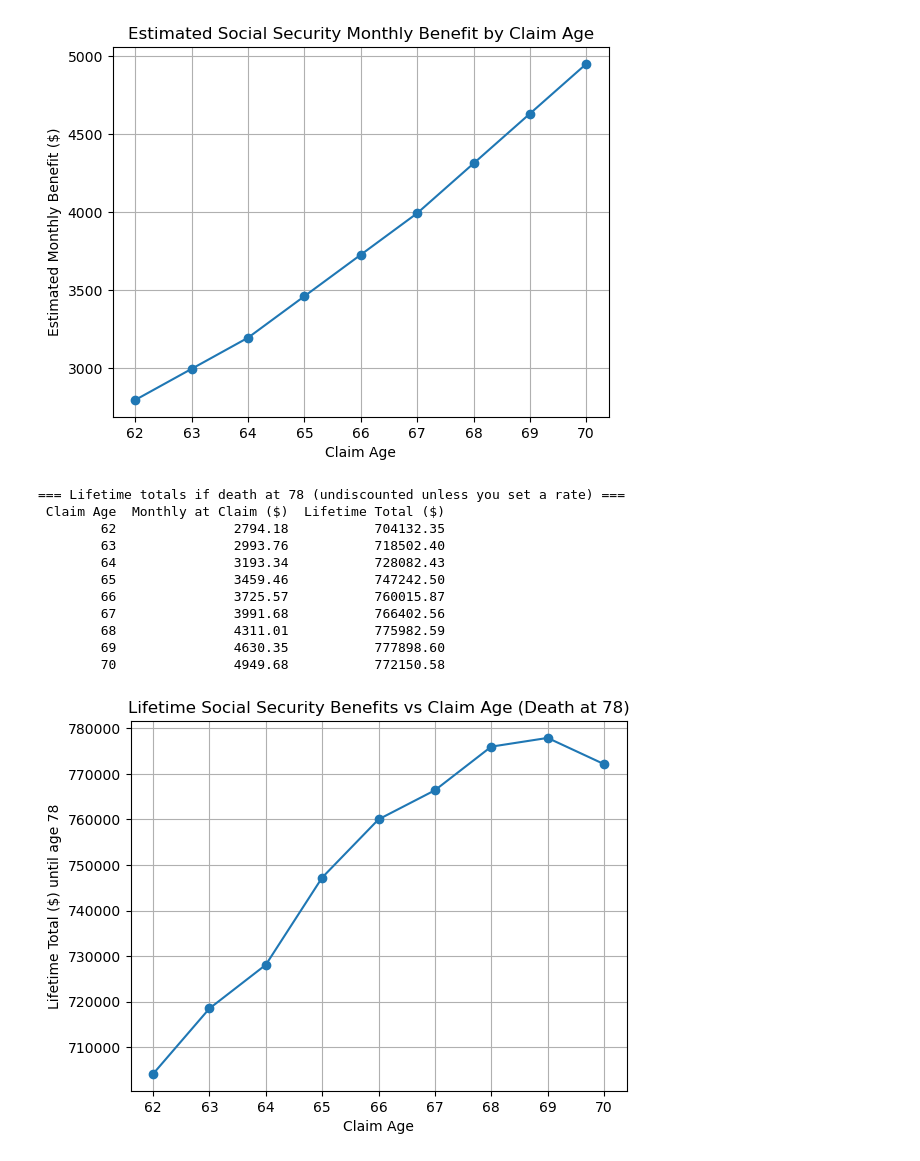
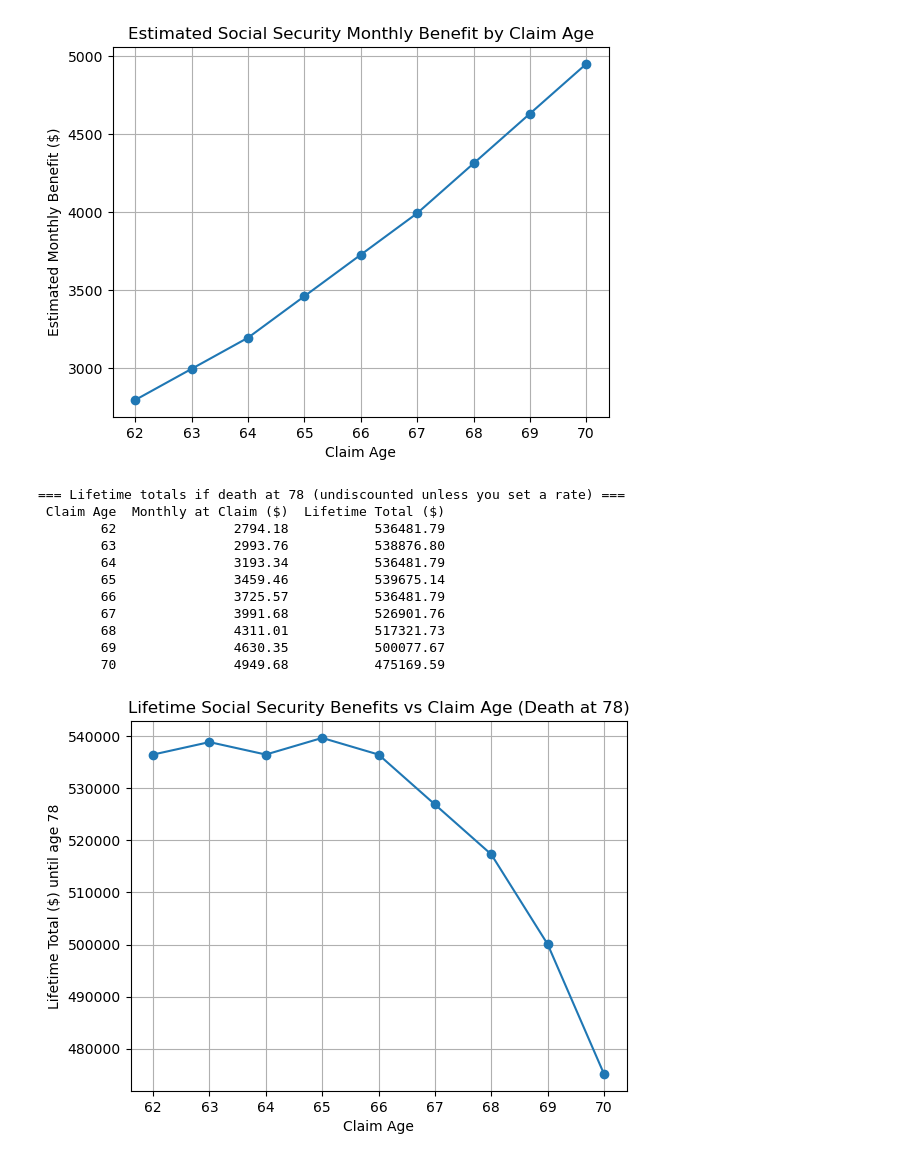
Before and after one commit to zzzxdzzz/MyTools, a Jupyter notebook: easyCalc.ipynb, the cells around one changed output. Drawn from its saved outputs; the diff is of its cells as text; code cells hidden in the pictures.

```diff
--- a/easyCalc.ipynb
+++ b/easyCalc.ipynb
@@ -411,41 +411,41 @@ def main():
 
     # ===== 计算 PIA =====
     aime = compute_aime_from_salaries(salaries, params.taxable_max)
     pia = compute_pia(aime, params)
 
     # ===== 生成 62~70 岁申领的一生总额表（寿命固定到 78 岁）=====
     df = table_lifetime_totals_for_claim_ages(
         pia, params,
-        death_age_years=83,
+        death_age_years=78,
         start_claim_age=62,
         end_claim_age=70,
         annual_cola=annual_cola,
         real_discount_rate=real_discount_rate
     )
     print("=== Lifetime totals if death at 78 (undiscounted unless you set a rate) ===")
     print(df.to_string(index=False))
 
     # ===== 画“申领年龄 vs 一生总额”曲线 =====
     plt.figure()
     plt.plot(df["Claim Age"], df["Lifetime Total ($)"], marker='o')
     plt.xlabel("Claim Age")
     plt.ylabel("Lifetime Total ($) until age 78")
     plt.title("Lifetime Social Security Benefits vs Claim Age (Death at 78)")
     plt.grid(True)
     plt.show()
 
 if __name__ == "__main__":
     main()
 # %% [output]
 === Lifetime totals if death at 78 (undiscounted unless you set a rate) ===
  Claim Age  Monthly at Claim ($)  Lifetime Total ($)
-        62               2794.18           704132.35
-        63               2993.76           718502.40
-        64               3193.34           728082.43
-        65               3459.46           747242.50
-        66               3725.57           760015.87
-        67               3991.68           766402.56
-        68               4311.01           775982.59
-        69               4630.35           777898.60
-        70               4949.68           772150.58
+        62               2794.18           536481.79
+        63               2993.76           538876.80
+        64               3193.34           536481.79
+        65               3459.46           539675.14
+        66               3725.57           536481.79
+        67               3991.68           526901.76
+        68               4311.01           517321.73
+        69               4630.35           500077.67
+        70               4949.68           475169.59
-[figure, old version]
+[figure, new version]
```
